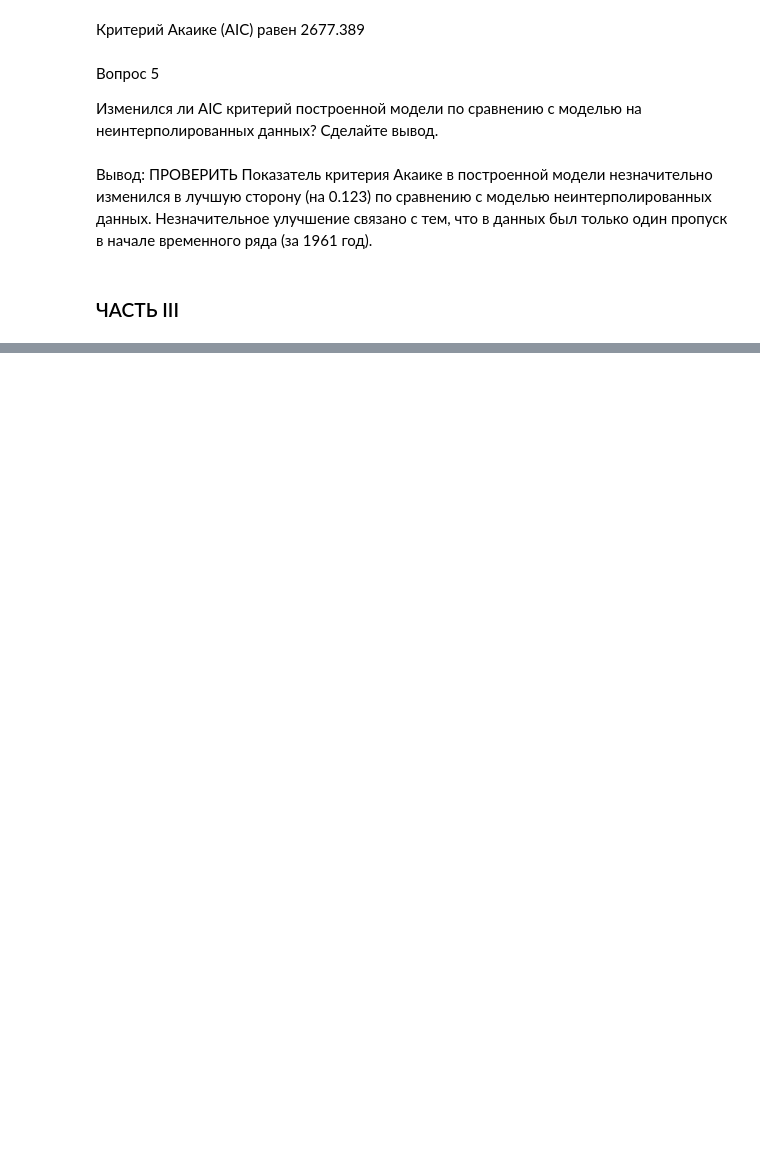
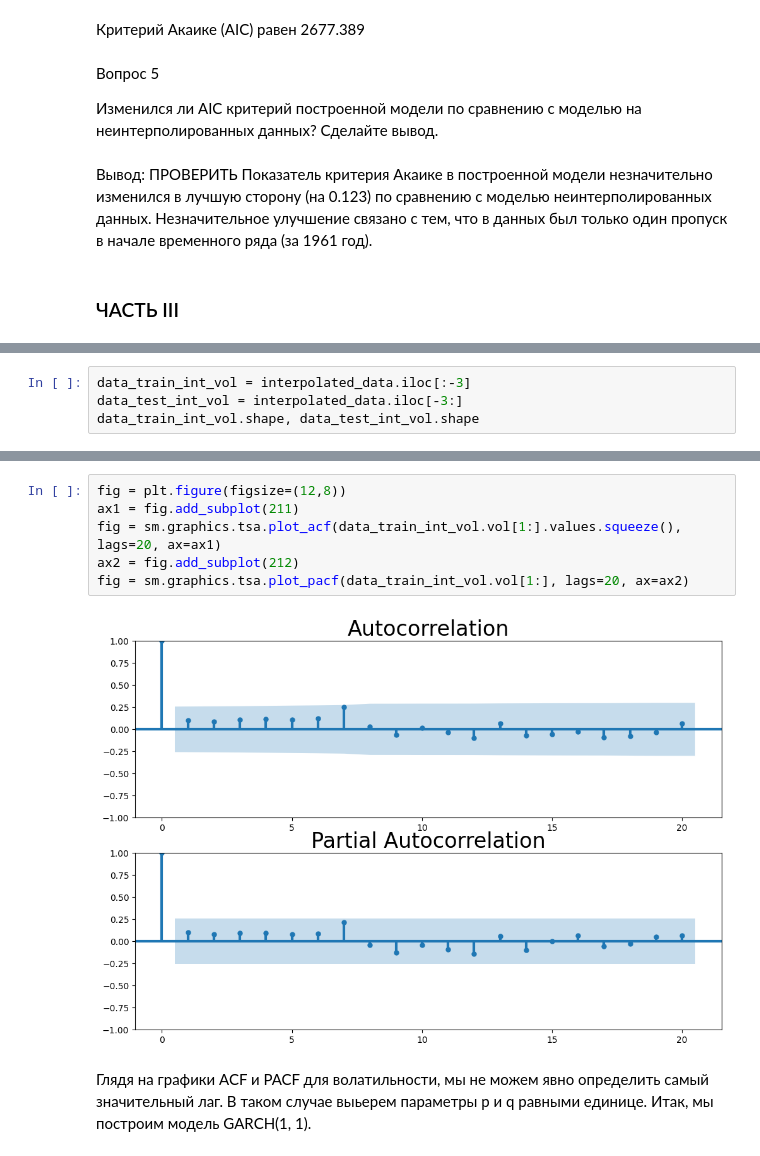
Before and after one commit to AlexGorel/IDE_NEW, a Jupyter notebook: MATH&ML-13. Временные ряды. Часть II/project-Part1_AlexGorel.ipynb, the cells around one changed output, grey strips where cells are left out. Saved outputs shown, nothing was run; the diff lists cells and outputs as text; blank space fills up the shorter version.

```diff
--- a/MATH&ML-13. Временные ряды. Часть II/project-Part1_AlexGorel.ipynb
+++ b/MATH&ML-13. Временные ряды. Часть II/project-Part1_AlexGorel.ipynb
@@ -574,0 +633,4 @@ Warnings:
+# %%
+data_train_int_vol = interpolated_data.iloc[:-3]
+data_test_int_vol = interpolated_data.iloc[-3:]
+data_train_int_vol.shape, data_test_int_vol.shape
@@ -574,0 +648,10 @@ Warnings:
+# %%
+fig = plt.figure(figsize=(12,8))
+ax1 = fig.add_subplot(211)
+fig = sm.graphics.tsa.plot_acf(data_train_int_vol.vol[1:].values.squeeze(), lags=20, ax=ax1)
+ax2 = fig.add_subplot(212)
+fig = sm.graphics.tsa.plot_pacf(data_train_int_vol.vol[1:], lags=20, ax=ax2)
+# %% [output]
+[figure, added]
+# %% [markdown]
+Глядя на графики ACF и PACF для волатильности, мы не можем явно определить самый значительный лаг. В таком случае выьерем параметры p и q равными единице. Итак, мы построим модель GARCH(1, 1).
```
Also changed, not shown: parts of 41 cells of this notebook, 1 other file.
